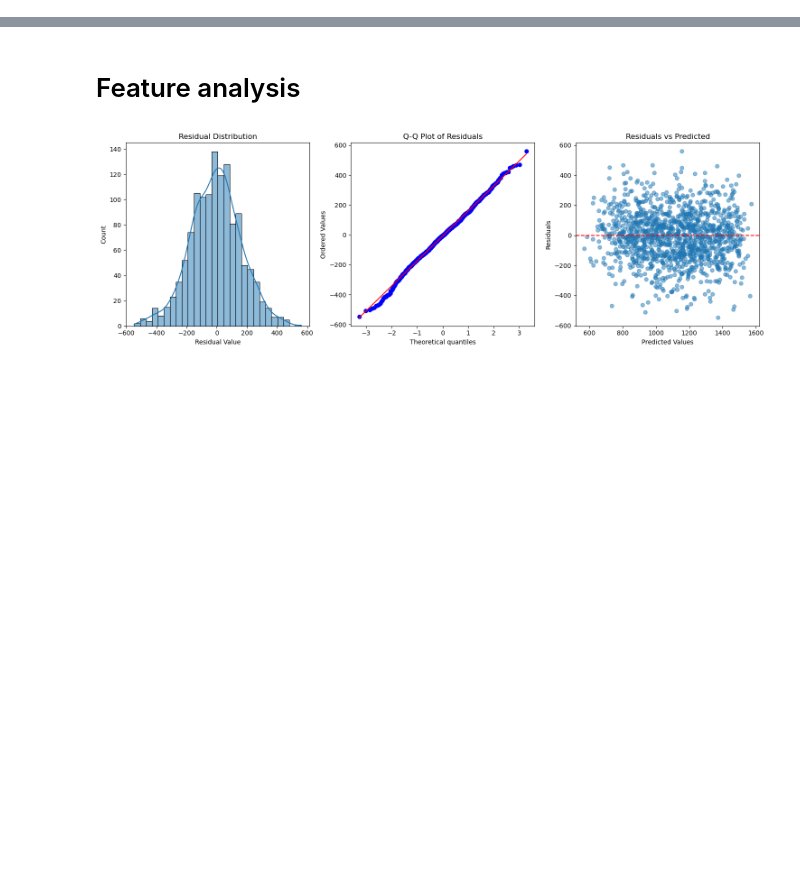
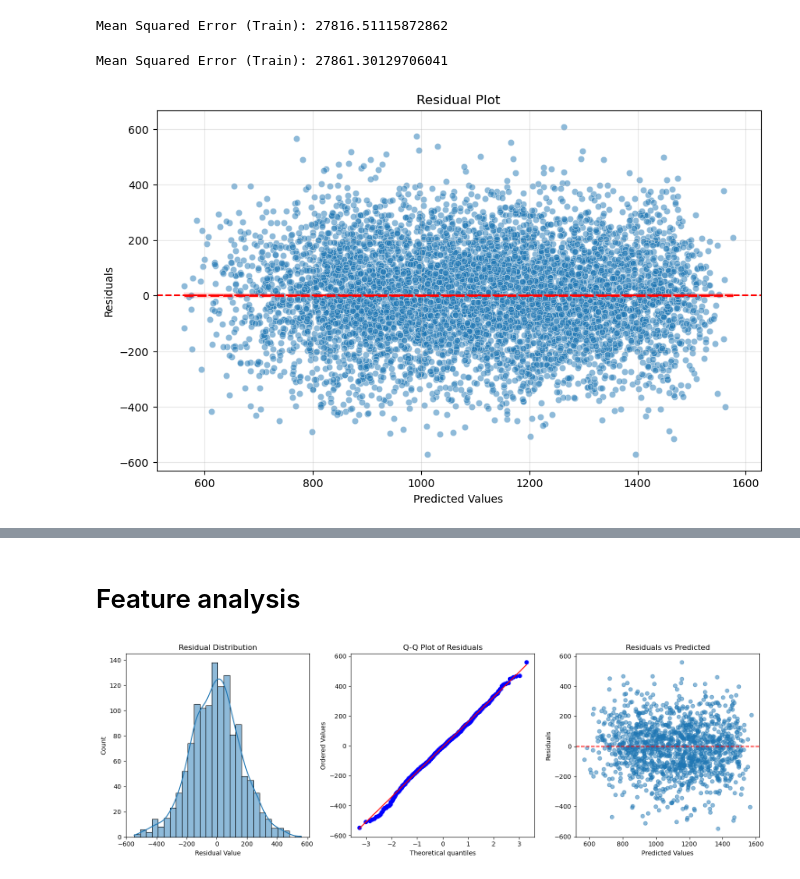
Before and after one commit to DenisProcyon/DSDM_ML_Pred, a Jupyter notebook: Untitled-1.ipynb, the cells around one changed output, grey strips where cells are left out. Drawn from its saved outputs; the diff is of its cells as text; code cells hidden in the pictures; blank space fills up the shorter version.

```diff
--- a/Untitled-1.ipynb
+++ b/Untitled-1.ipynb
@@ -47,3 +69,8 @@ train_data, test_data = train_test_split(data, test_size=0.2, random_state=42)
+# %%
+# Apply KNN Imputer for missing values
+imputer = KNNImputer(n_neighbors=3)
+train_data = pd.DataFrame(imputer.fit_transform(train_data), columns=train_data.columns)
+test_data = pd.DataFrame(imputer.fit_transform(test_data), columns=test_data.columns)
 # %%
 # Replace outliers with median for 'num_rooms'
 def replace_outliers_with_median(data, column, threshold):
@@ -69,3 +107,8 @@ y_train = train_data["price"]
+# %%
+# NEW: generate interaction term
+X_train['interaction1'] = X_train['year_built'] * X_train['square_meters']
+X_train['interaction2'] = X_train['num_crimes'] * X_train['year_built']
+# Add poly
 # %%
 # Train Linear Regression Model
 model = LinearRegression()
@@ -80,3 +185,68 @@ Mean Squared Error (Train): 27851.63138542921
+# %%
+# Method 4: Use regularization to handle collinearity
+from sklearn.linear_model import LassoCV, RidgeCV
+from sklearn.preprocessing import StandardScaler
+
+# Scale features
+scaler = StandardScaler()
+X_train_scaled = scaler.fit_transform(X_train)
+
+# Try Lasso with cross-validation
+lasso = LassoCV(cv=5)
+lasso.fit(X_train, y_train)
+y_pred_train = model.predict(X_train)
+
+# Calculate Mean Squared Error for the training set
+mse_train = mean_squared_error(y_train, y_pred_train)
+print(f'Mean Squared Error (Train): {mse_train}')
+# %% [output]
+Mean Squared Error (Train): 27816.51115872862
+# %%
+# Or Ridge regression
+ridge = RidgeCV(cv=15)
+ridge.fit(X_train, y_train)
+y_pred_train = model.predict(X_train)
+
+# Calculate Mean Squared Error for the training set
+mse_train = mean_squared_error(y_train, y_pred_train)
+print(f'Mean Squared Error (Train): {mse_train}')
+# %% [output]
+Mean Squared Error (Train): 27861.30129706041
+# %%
+import matplotlib.pyplot as plt
+import seaborn as sns
+def plot_residuals_seaborn(model, X, y):
+    # Get predictions
+    predictions = model.predict(X)
+    residuals = y - predictions
+
+    # Create figure with larger size
+    plt.figure(figsize=(10, 6))
+
+    # Create the scatter plot with seaborn
+    sns.scatterplot(x=predictions, y=residuals, alpha=0.5)
+
+    # Add horizontal line at y=0
+    plt.axhline(y=0, color='r', linestyle='--')
+
+    # Add trend line
+    sns.regplot(x=predictions, y=residuals,
+                scatter=False, color='r',
+                line_kws={'linestyle': '--'})
+
+    # Customize the plot
+    plt.xlabel('Predicted Values')
+    plt.ylabel('Residuals')
+    plt.title('Residual Plot')
+
+    # Add grid
+    plt.grid(True, alpha=0.3)
+    plt.show()
+
+# Plot residuals
+plot_residuals_seaborn(model, X_train, y_train)
+# %% [output]
+[figure, added]
 # %%
 # Test the model
 X_test = test_data.drop(columns=["price"])
```
Also changed, not shown: parts of 17 cells of this notebook, 1 other file.
